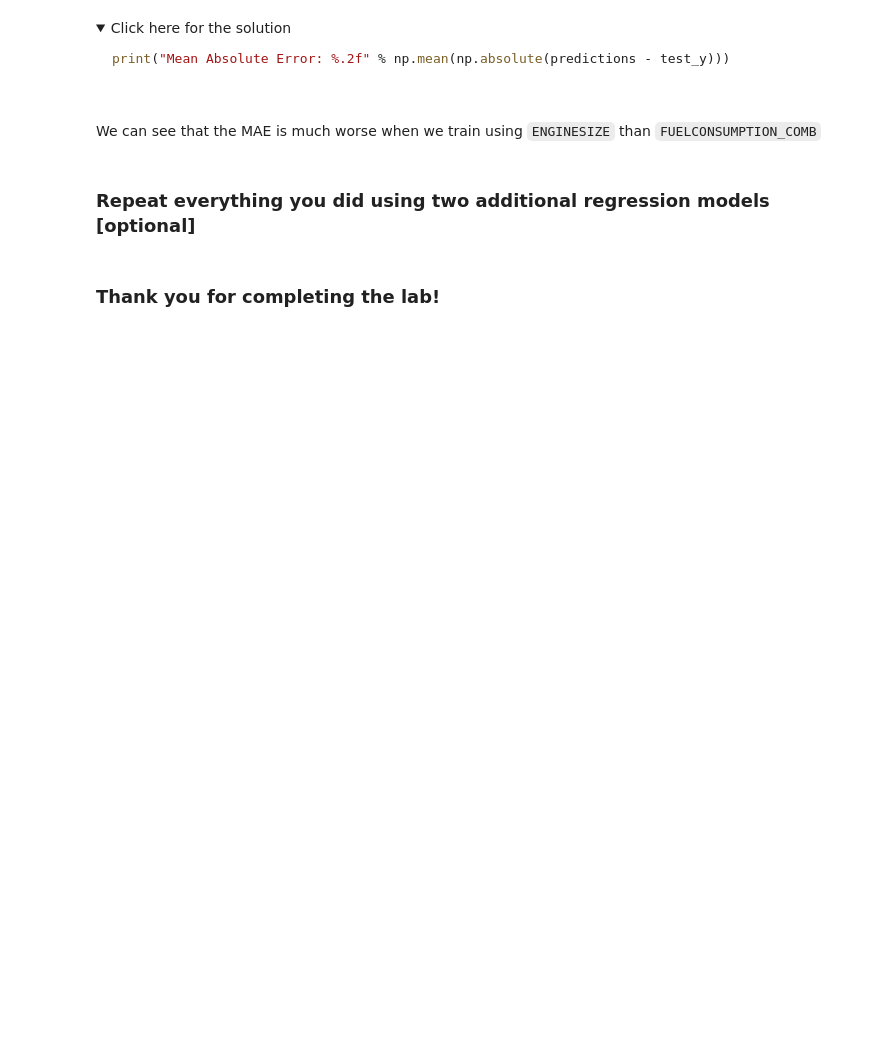
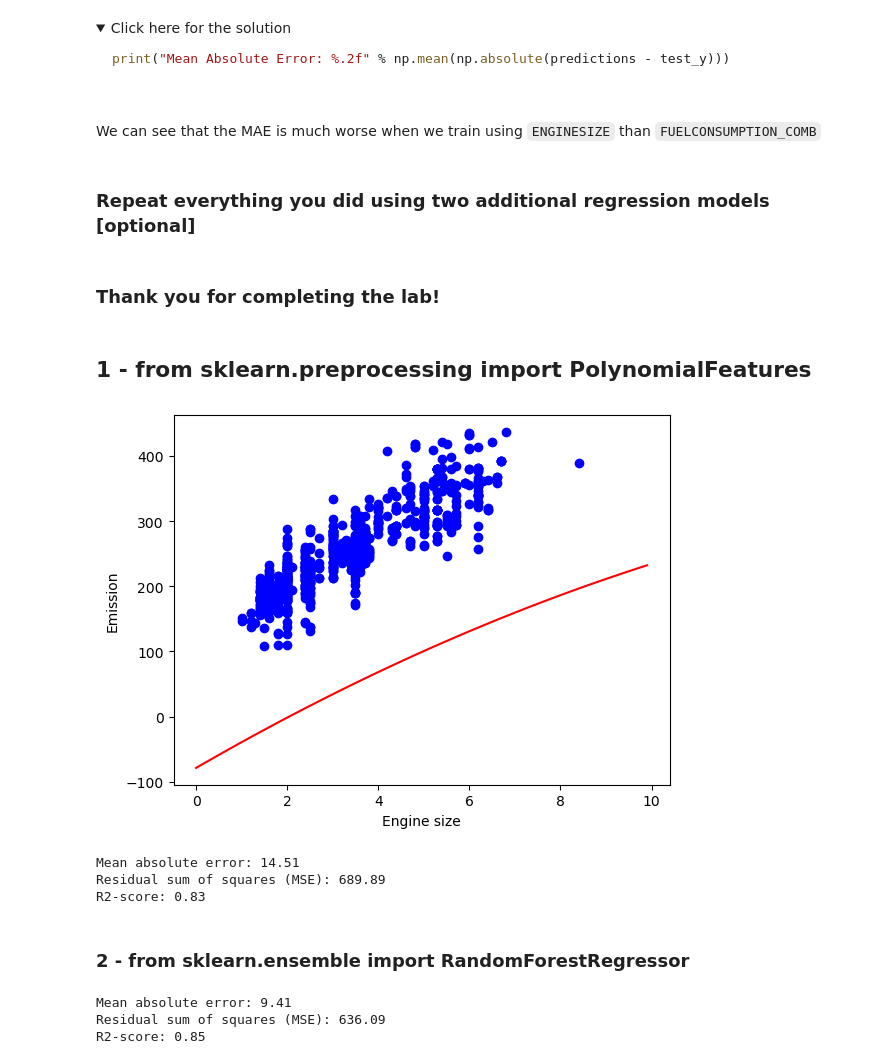
Before and after one commit to ironhack-labs/lab-simple-linear-regression, a Jupyter notebook: main.ipynb, the cells around one changed output. Saved outputs shown, nothing was run; the diff lists cells and outputs as text; code cells hidden in the pictures; folded sections open; blank space fills up the shorter version.

```diff
--- a/main.ipynb
+++ b/main.ipynb
@@ -344,3 +344,5 @@ We can see that the MAE is much worse when we train using `ENGINESIZE` than `FUE
 ### Repeat everything you did using two additional regression models [optional]
 # %% [markdown]
 ### Thank you for completing the lab!
+# %% [markdown]
+## 1 - from sklearn.preprocessing import PolynomialFeatures
@@ -346,0 +351,36 @@ We can see that the MAE is much worse when we train using `ENGINESIZE` than `FUE
+# %%
+from sklearn.preprocessing import PolynomialFeatures
+from sklearn import linear_model
+from sklearn.metrics import r2_score
+
+# 1. Transformar nuestros datos a grado 2 (x^2)
+poly = PolynomialFeatures(degree=2)
+train_x_poly = poly.fit_transform(train_x)
+
+# 2. Entrenar el modelo lineal con estos nuevos datos transformados
+clf = linear_model.LinearRegression()
+train_y_ = clf.fit(train_x_poly, train_y)
+
+# 3. Graficar el resultado para ver cómo se ajusta la curva
+plt.scatter(train.ENGINESIZE, train.CO2EMISSIONS,  color='blue')
+XX = np.arange(0.0, 10.0, 0.1)
+yy = clf.intercept_[0] + clf.coef_[0][1]*XX + clf.coef_[0][2]*np.power(XX, 2)
+plt.plot(XX, yy, '-r' )
+plt.xlabel("Engine size")
+plt.ylabel("Emission")
+plt.show()
+
+# 4. Evaluar del modelo
+test_x_poly = poly.transform(test_x)
+test_y_ = clf.predict(test_x_poly)
+
+print("Mean absolute error: %.2f" % np.mean(np.absolute(test_y_ - test_y)))
+print("Residual sum of squares (MSE): %.2f" % np.mean((test_y_ - test_y) ** 2))
+print("R2-score: %.2f" % r2_score(test_y, test_y_))
+# %% [output]
+[figure, added]
+Mean absolute error: 14.51
+Residual sum of squares (MSE): 689.89
+R2-score: 0.83
+# %% [markdown]
+###  2 - from sklearn.ensemble import RandomForestRegressor
@@ -346,0 +389,21 @@ We can see that the MAE is much worse when we train using `ENGINESIZE` than `FUE
+# %%
+from sklearn.metrics import r2_score
+
+# 1. Inicializamos el modelo
+rf_model = RandomForestRegressor(n_estimators=100, random_state=42)
+
+# 2. Entrenamos
+# Usamos .ravel() directamente si es numpy, o nos aseguramos de que sea 1D
+rf_model.fit(train_x, train_y.ravel())
+
+# 3. Predecimos
+predictions_rf = rf_model.predict(test_x)
+
+# 4. Evaluamos
+print("Mean absolute error: %.2f" % np.mean(np.absolute(predictions_rf - test_y.ravel())))
+print("Residual sum of squares (MSE): %.2f" % np.mean((predictions_rf - test_y.ravel()) ** 2))
+print("R2-score: %.2f" % r2_score(test_y, predictions_rf))
+# %% [output]
+Mean absolute error: 9.41
+Residual sum of squares (MSE): 636.09
+R2-score: 0.85
```
Also changed, not shown: parts of 9 cells of this notebook.
